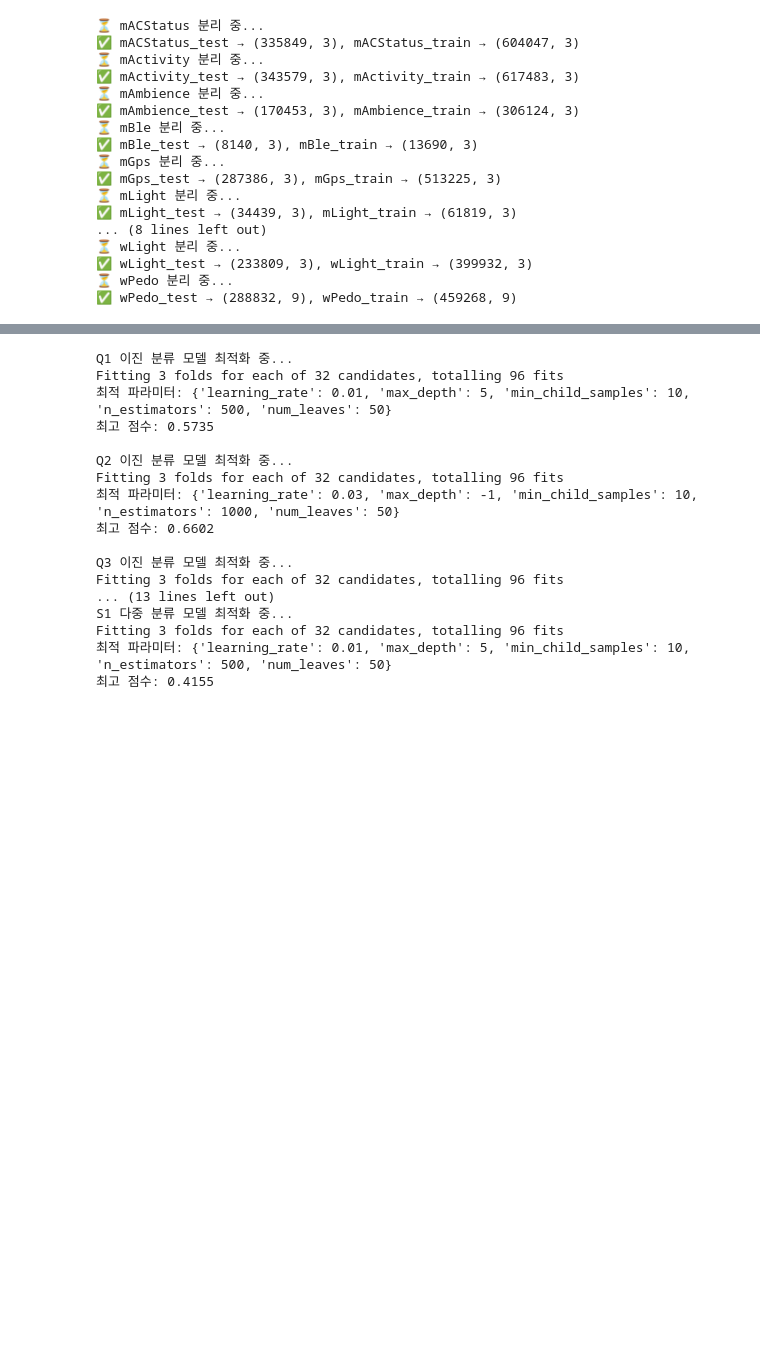
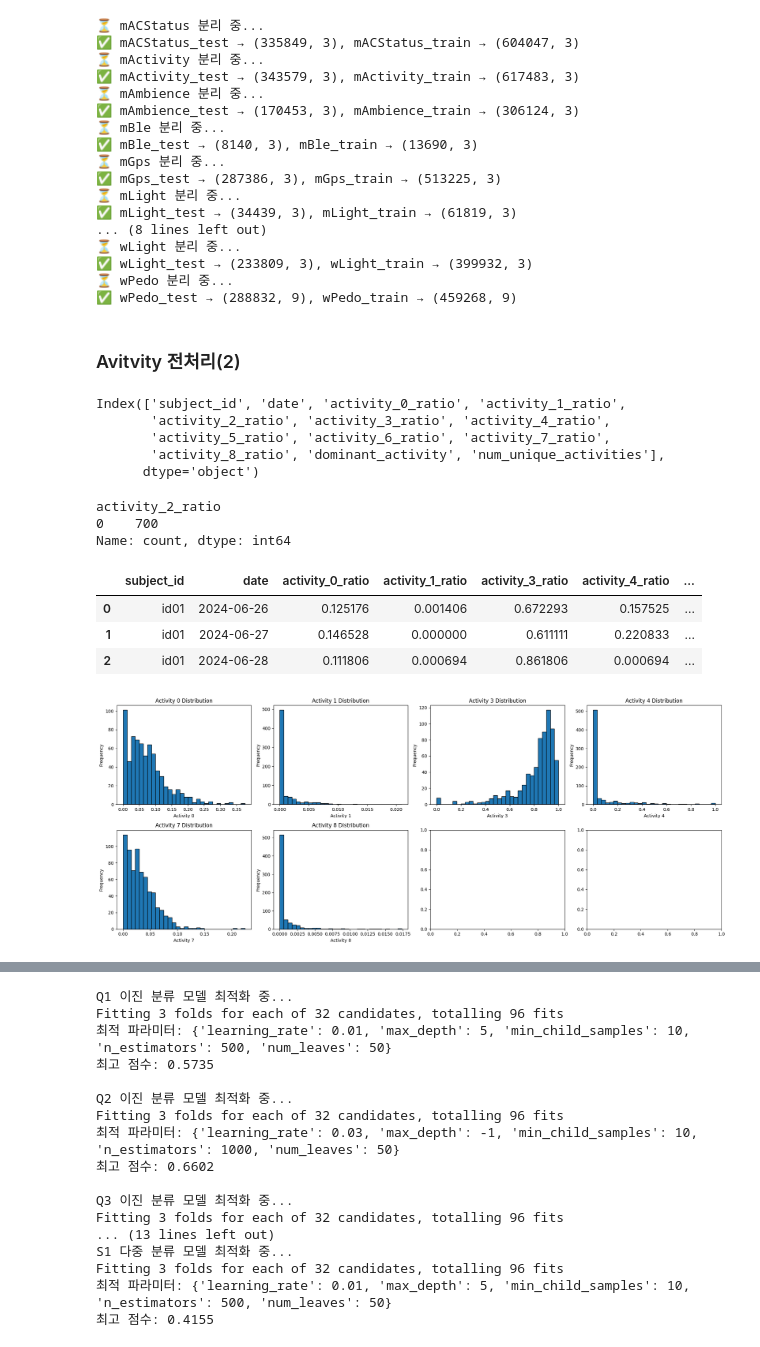
Before and after one commit to datalab-hub/lifelog-sleep-ictc-2025, a Jupyter notebook: minjeong/dacon_etri_base_mod3_2.ipynb, the cells around one changed output, grey strips where cells are left out. Drawn from its saved outputs; the diff is of its cells as text; code cells hidden in the pictures; blank space fills up the shorter version.

```diff
--- a/minjeong/dacon_etri_base_mod3_2.ipynb
+++ b/minjeong/dacon_etri_base_mod3_2.ipynb
@@ -38,10 +52,6 @@ tf.random.set_seed(SD)  # TensorFlow 시드 설정
 
 # 파일 경로 설정 - VSCode 상대경로로 변경
 # 실제 경로에 맞게 수정 필요
-base_folder =  '/users/KTL/Desktop/ETRI_lifelog_dataset'
-folder = '/ch2025_data_items'
-
-data_dir = base_folder + folder
 
 
 # Parquet 파일 전체 경로 리스트
@@ -186,3 +196,70 @@ def process_mActivity(df):
     return pd.DataFrame(summary)
 
 mActivity_df2 = process_mActivity(mActivity_df)
+# %% [markdown]
+### Avitvity 전처리(2)
+# %%
+mActivity_df2.columns
+# %% [output]
+Index(['subject_id', 'date', 'activity_0_ratio', 'activity_1_ratio',
+       'activity_2_ratio', 'activity_3_ratio', 'activity_4_ratio',
+       'activity_5_ratio', 'activity_6_ratio', 'activity_7_ratio',
+       'activity_8_ratio', 'dominant_activity', 'num_unique_activities'],
+      dtype='object')
+# %%
+mActivity_df2['activity_2_ratio'].value_counts(ascending=False)
+# %% [output]
+activity_2_ratio
+0    700
+Name: count, dtype: int64
+# %%
+mActivity_df2.drop(columns=['activity_2_ratio', 'activity_5_ratio','activity_6_ratio'], axis=1, inplace=True) # 2번('bicycle'), 5번('tilting'), 6번 모두 0
+# %%
+mActivity_df2.head(3)
+# %% [output]
+|  | subject_id | date | activity_0_ratio | activity_1_ratio | activity_3_ratio | activity_4_ratio | ... |
+| 0 | id01 | 2024-06-26 | 0.125176 | 0.001406 | 0.672293 | 0.157525 | ... |
+| 1 | id01 | 2024-06-27 | 0.146528 | 0.000000 | 0.611111 | 0.220833 | ... |
+| 2 | id01 | 2024-06-28 | 0.111806 | 0.000694 | 0.861806 | 0.000694 | ... |
+# %%
+import matplotlib.pyplot as plt
+import pandas as pd
+import io
+import numpy as np
+
+df = mActivity_df2.copy()
+
+
+
+# 히스토그램을 그릴 컬럼 이름 리스트 생성
+activity_columns = [f'activity_{i}_ratio' for i in [0,1,3,4,7,8]]
+
+# subplot 개수 계산
+num_plots = len(activity_columns)
+
+# subplot을 위한 행과 열 개수 결정 (예: 최대 4열로 배치)
+num_cols = min(num_plots, 4)
+num_rows = int(np.ceil(num_plots / num_cols))
+
+# subplot 생성
+fig, axes = plt.subplots(num_rows, num_cols, figsize=(5 * num_cols, 4 * num_rows))
+axes = axes.flatten() # 2차원 axes 배열을 1차원으로 펼쳐서 인덱싱 용이하게 함
+
+# 각 activity 컬럼에 대해 히스토그램 그리기
+for i, col in enumerate(activity_columns):
+    if i < num_plots:
+        axes[i].hist(df[col], bins=30, edgecolor='black')
+        axes[i].set_title(f'{col.replace("_ratio", "").replace("_", " ").title()} Distribution')
+        axes[i].set_xlabel(col.replace("_ratio", "").replace("_", " ").title())
+        axes[i].set_ylabel('Frequency')
+    else:
+        # 더 이상 그릴 그래프가 없으면 해당 subplot 숨기기
+        fig.delaxes(axes[i])
+
+# subplot 간 간격 조정
+plt.tight_layout()
+
+# 그래프 보여주기
+plt.show()
+# %% [output]
+[figure, added]
```
Also changed, not shown: parts of 8 cells of this notebook.
